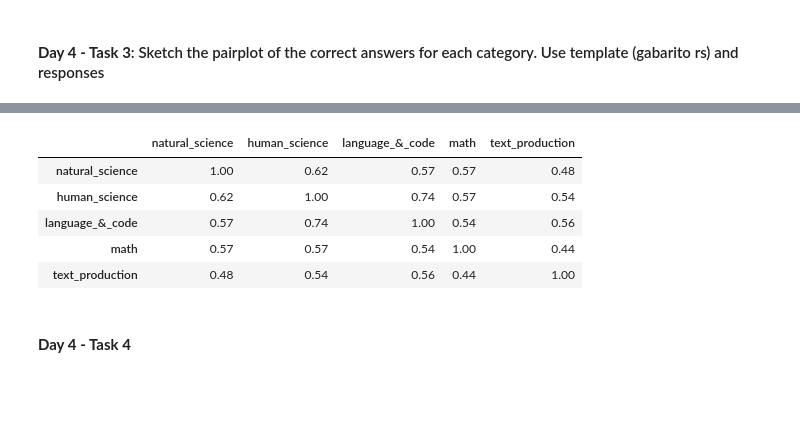
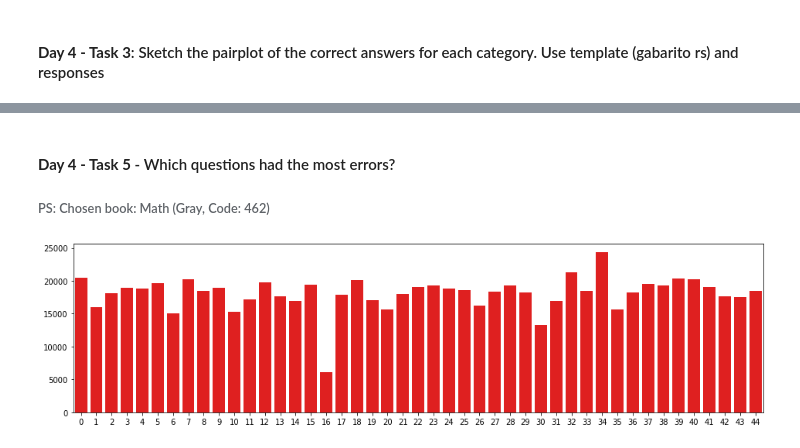
Before and after one commit to cardosorrenan/alura-QuarentenaDados, a Jupyter notebook: EnemTasks.ipynb, the cells around one changed output, grey strips where cells are left out. Saved outputs shown, nothing was run; the diff lists cells and outputs as text; code cells hidden in the pictures; blank space fills up the shorter version.

Commit message:
Day 04: Task 04, 05

```diff
--- a/EnemTasks.ipynb
+++ b/EnemTasks.ipynb
@@ -73,11 +65,18 @@ sns.pairplot(enem_answers)
-# %%
-enem_answers.corr()
-# %% [output]
-|  | natural_science | human_science | language_&_code | math | text_production |
-| natural_science | 1.00 | 0.62 | 0.57 | 0.57 | 0.48 |
-| human_science | 0.62 | 1.00 | 0.74 | 0.57 | 0.54 |
-| language_&_code | 0.57 | 0.74 | 1.00 | 0.54 | 0.56 |
-| math | 0.57 | 0.57 | 0.54 | 1.00 | 0.44 |
-| text_production | 0.48 | 0.54 | 0.56 | 0.44 | 1.00 |
-# %% [markdown]
-#### **Day 4 - Task 4**
+# %% [markdown]
+#### **Day 4 - Task 5** - Which questions had the most errors?
+###### PS: Chosen book: Math (Gray, Code: 462)
+# %%
+def correction_inv(row):
+  return ' '.join('0' if res == gab else '1' for (res, gab) in zip(row[f'TX_RESPOSTAS_MT'], row[f'TX_GABARITO_MT']))
+# %%
+questions = enem_sample.query('CO_PROVA_MT == 462')[['TX_RESPOSTAS_MT','TX_GABARITO_MT']].dropna()
+
+questions['CORRECAO_MT_462'] = questions.apply(correction_inv, axis=1)  # Apply the correction -> output:'0 1 0 ... 1 0', Wrong: 1, Correct: 0
+questions = questions['CORRECAO_MT_462'].str.split(expand=True)         # String above to 45 columns
+questions = questions.apply(pd.to_numeric)                              # String to int values
+questions = questions.sum(axis=0)                                       # Count the num of wrong answers in each question
+
+sns.barplot(questions.index, questions.values, color='r')
+plt.gcf().set_size_inches(16, 4)
+# %% [output]
+[figure, added]
```
Also changed, not shown: parts of 3 cells of this notebook.
